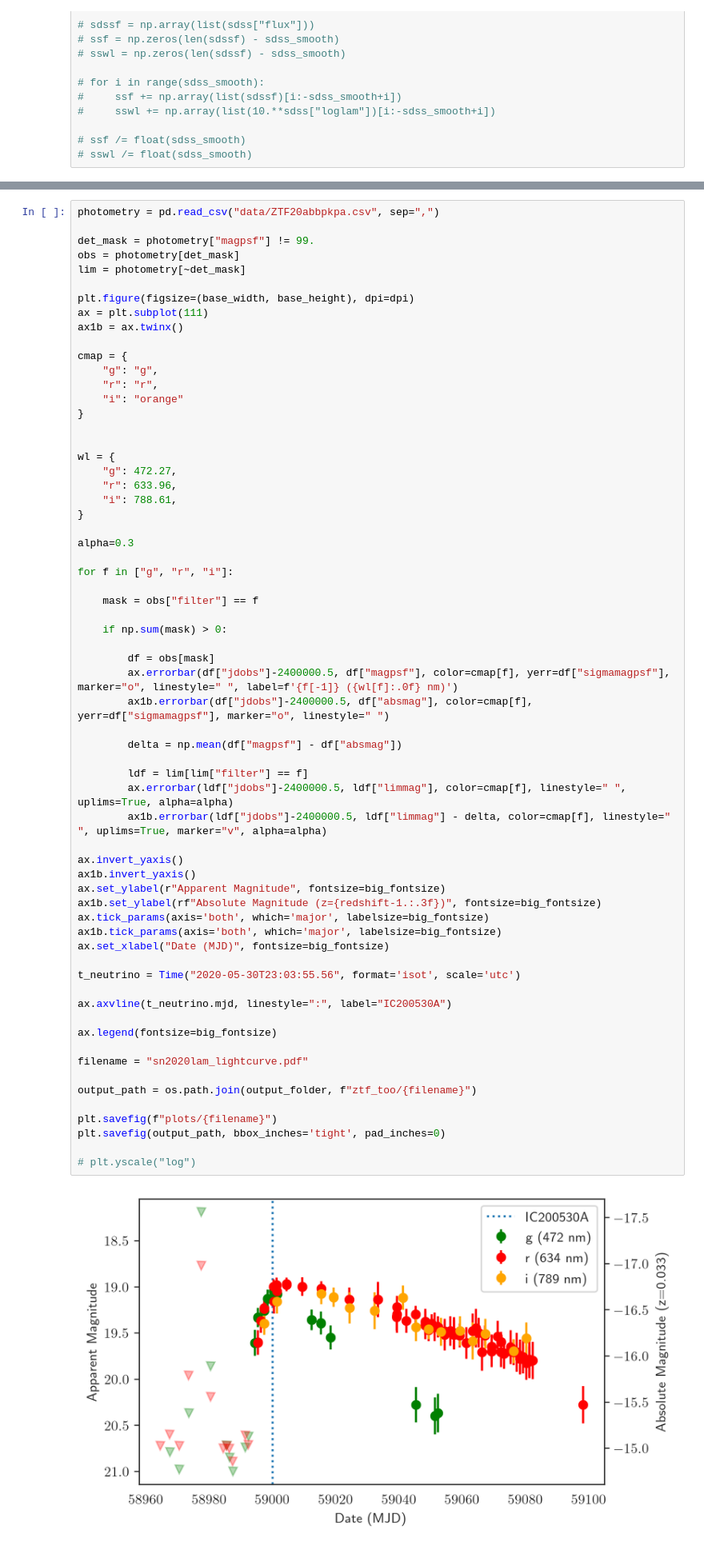
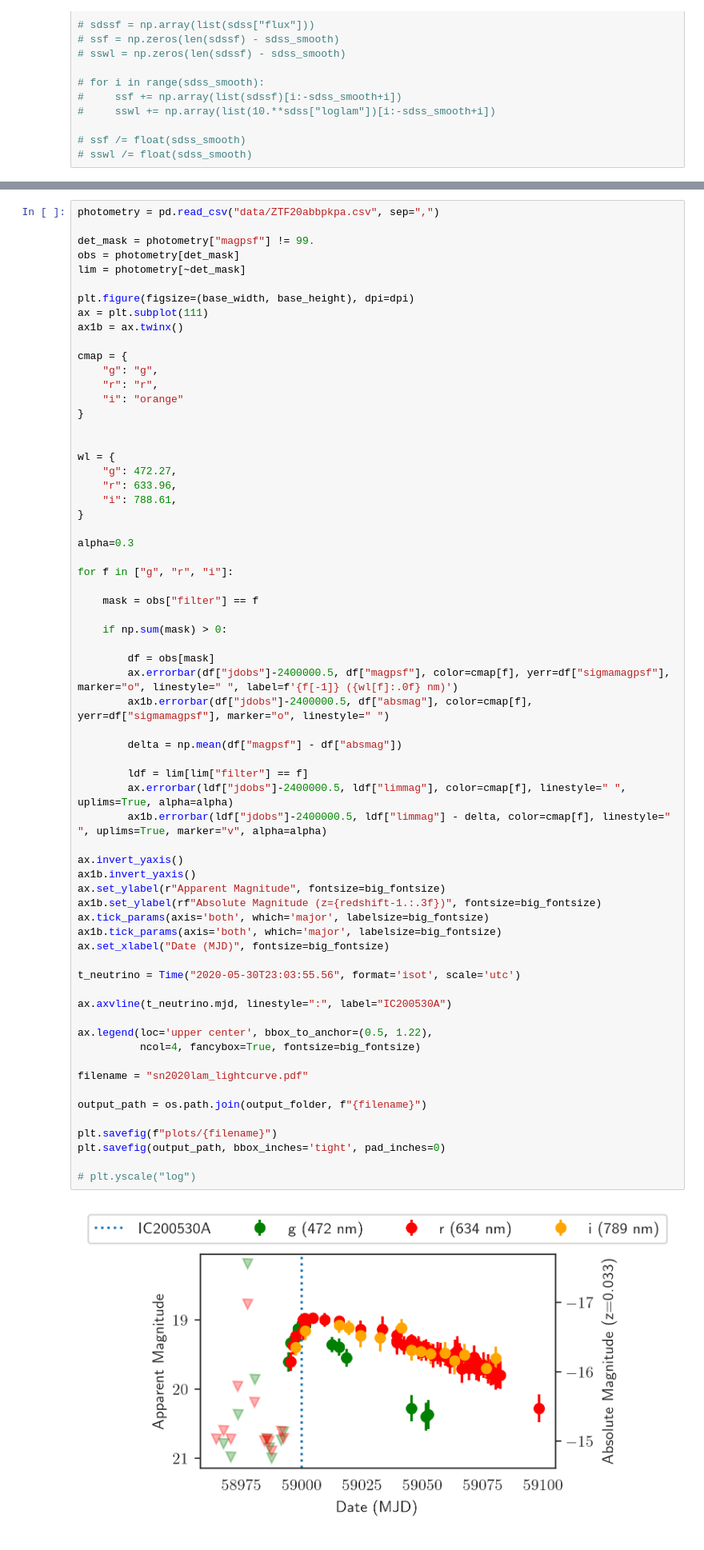
Before and after one commit to robertdstein/nuztfpaper, a Jupyter notebook: sn2020lam.ipynb, the cells around one changed output, grey strips where cells are left out. Shown: that part at 80% size. Drawn from its saved outputs; the diff is of its cells as text.

```diff
--- a/sn2020lam.ipynb
+++ b/sn2020lam.ipynb
@@ -136,33 +136,34 @@ for f in ["g", "r", "i"]:
         ax.errorbar(df["jdobs"]-2400000.5, df["magpsf"], color=cmap[f], yerr=df["sigmamagpsf"], marker="o", linestyle=" ", label=f'{f[-1]} ({wl[f]:.0f} nm)')
         ax1b.errorbar(df["jdobs"]-2400000.5, df["absmag"], color=cmap[f], yerr=df["sigmamagpsf"], marker="o", linestyle=" ")
 
         delta = np.mean(df["magpsf"] - df["absmag"])
 
         ldf = lim[lim["filter"] == f]
         ax.errorbar(ldf["jdobs"]-2400000.5, ldf["limmag"], color=cmap[f], linestyle=" ", uplims=True, alpha=alpha)
         ax1b.errorbar(ldf["jdobs"]-2400000.5, ldf["limmag"] - delta, color=cmap[f], linestyle=" ", uplims=True, marker="v", alpha=alpha)
 
 ax.invert_yaxis()
 ax1b.invert_yaxis()
 ax.set_ylabel(r"Apparent Magnitude", fontsize=big_fontsize)
 ax1b.set_ylabel(rf"Absolute Magnitude (z={redshift-1.:.3f})", fontsize=big_fontsize)
 ax.tick_params(axis='both', which='major', labelsize=big_fontsize)
 ax1b.tick_params(axis='both', which='major', labelsize=big_fontsize)
 ax.set_xlabel("Date (MJD)", fontsize=big_fontsize)
 
 t_neutrino = Time("2020-05-30T23:03:55.56", format='isot', scale='utc')
 
 ax.axvline(t_neutrino.mjd, linestyle=":", label="IC200530A")
 
-ax.legend(fontsize=big_fontsize)
+ax.legend(loc='upper center', bbox_to_anchor=(0.5, 1.22),
+          ncol=4, fancybox=True, fontsize=big_fontsize)
 
 filename = "sn2020lam_lightcurve.pdf"
 
-output_path = os.path.join(output_folder, f"ztf_too/{filename}")
+output_path = os.path.join(output_folder, f"{filename}")
 
 plt.savefig(f"plots/{filename}")
 plt.savefig(output_path, bbox_inches='tight', pad_inches=0)
 
 # plt.yscale("log")
 # %% [output]
-[figure, old version]
+[figure, new version]
```
Also changed, not shown: parts of 2 cells of this notebook, 19 other files.
